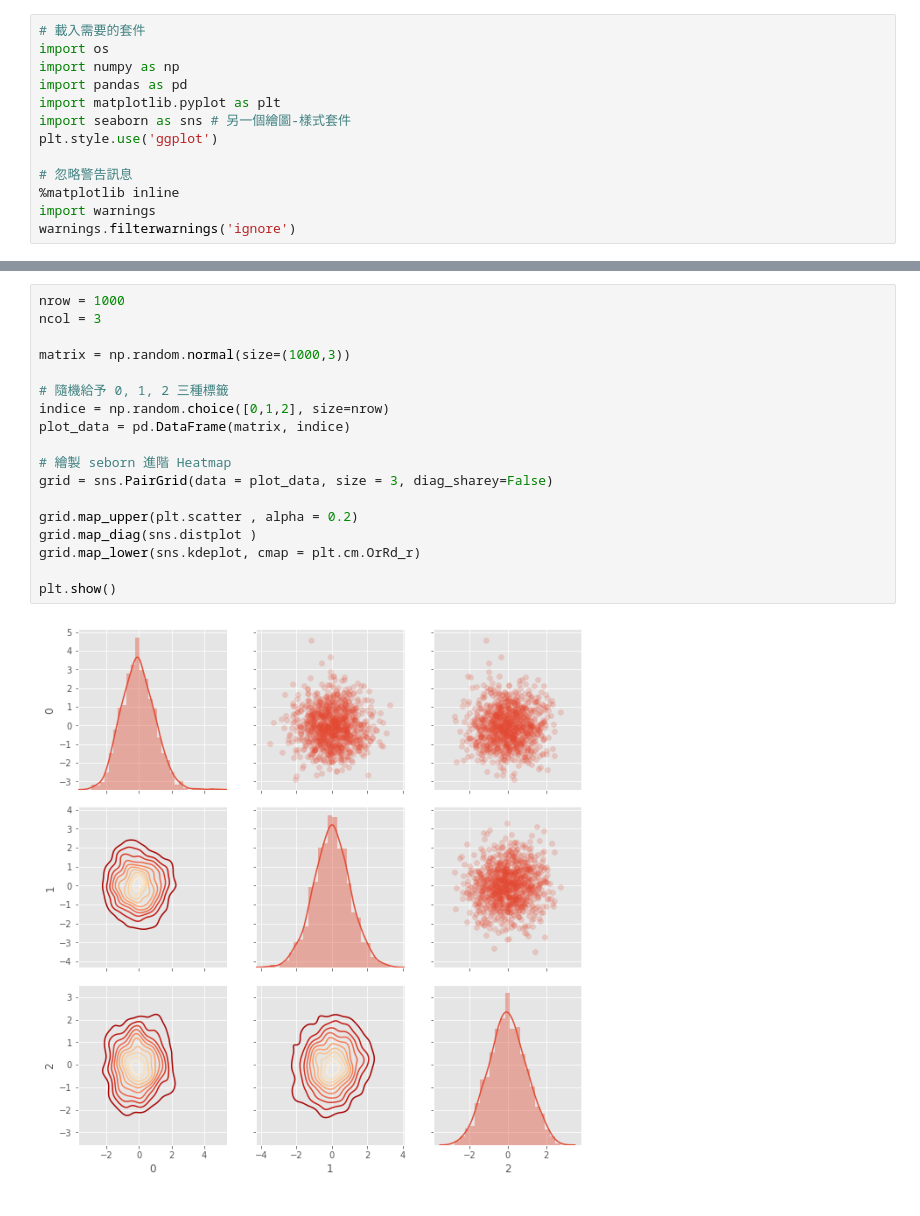
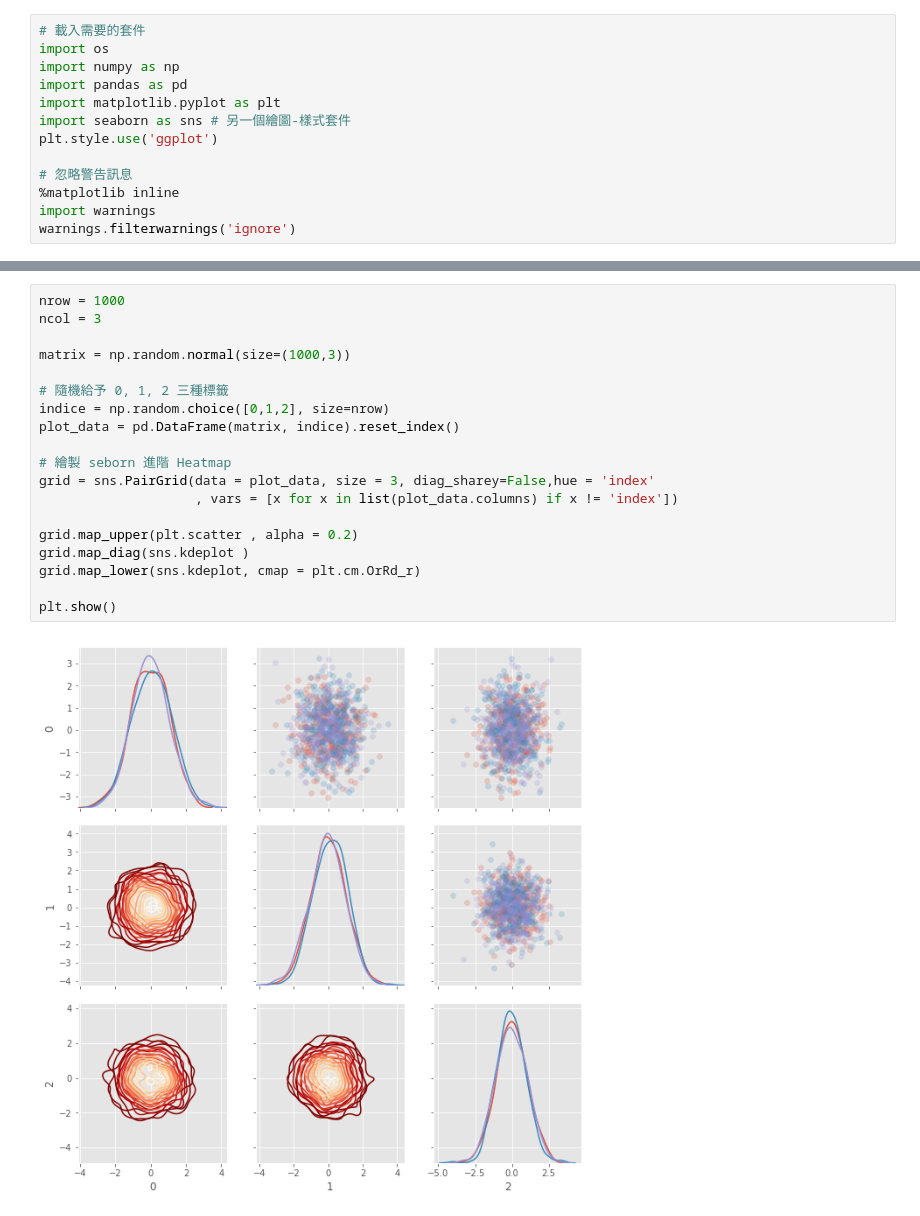
Before and after one commit to Julian-Chu/2nd-ML100Days, a Jupyter notebook: Day_015_HW.ipynb, the cells around one changed output, grey strips where cells are left out. Drawn from its saved outputs; the diff is of its cells as text.

```diff
--- a/Day_015_HW.ipynb
+++ b/Day_015_HW.ipynb
@@ -61,20 +75,21 @@ plt.show()
 # %%
 nrow = 1000
 ncol = 3
 
 matrix = np.random.normal(size=(1000,3))
 
 # 隨機給予 0, 1, 2 三種標籤
 indice = np.random.choice([0,1,2], size=nrow)
-plot_data = pd.DataFrame(matrix, indice)
+plot_data = pd.DataFrame(matrix, indice).reset_index()
 
 # 繪製 seborn 進階 Heatmap
-grid = sns.PairGrid(data = plot_data, size = 3, diag_sharey=False)
+grid = sns.PairGrid(data = plot_data, size = 3, diag_sharey=False,hue = 'index'
+                    , vars = [x for x in list(plot_data.columns) if x != 'index'])
 
 grid.map_upper(plt.scatter , alpha = 0.2)
-grid.map_diag(sns.distplot )
+grid.map_diag(sns.kdeplot )
 grid.map_lower(sns.kdeplot, cmap = plt.cm.OrRd_r)
 
 plt.show()
 # %% [output]
-[figure, old version]
+[figure, new version]
```
Also changed, not shown: parts of 2 cells of this notebook, 7 other files.
